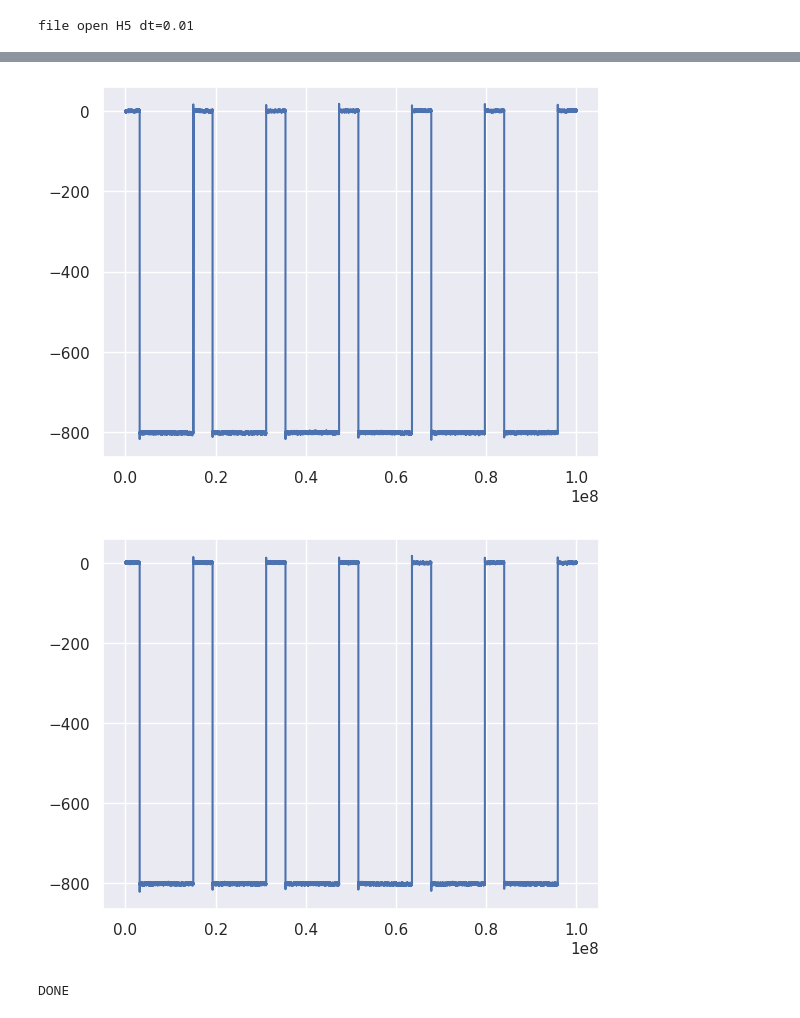
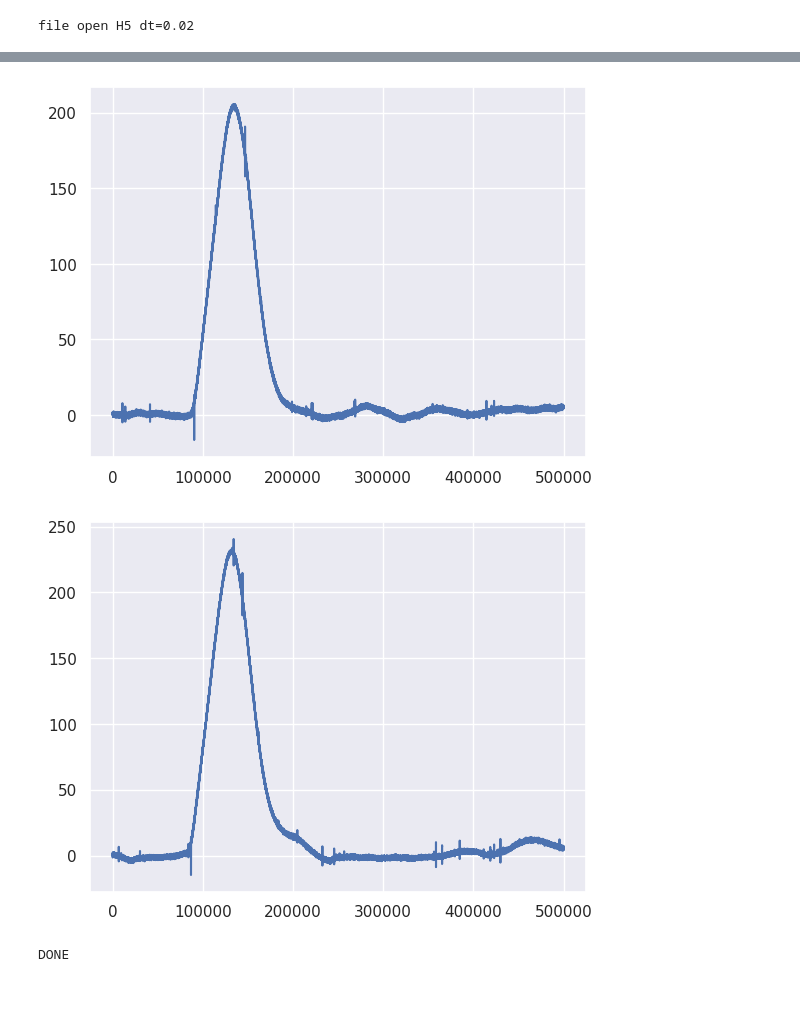
Before and after one commit to gmazzitelli/daq_scope, a Jupyter notebook: anlysis/analyzerExample.ipynb, the cells around one changed output, grey strips where cells are left out. Cells and saved outputs as stored; diff of their text form; code cells hidden in the pictures.

```diff
--- a/anlysis/analyzerExample.ipynb
+++ b/anlysis/analyzerExample.ipynb
@@ -1,7 +1,7 @@
 # %%
 #################################
 %run init.ipynb
-runs = [1]
+runs = [2]
 path='/home/jovyan/work/data/generic/'
 col  = ('y-', 'm-', 'c-', 'g-', 'k-', 'b-', 'r-')
 WN = ['W1', 'W2', 'W3', 'W4', 'W5', 'W6', 'W7', 'W8']
@@ -46,4 +46,4 @@ for r, run in enumerate(runs):
             remove_when_done(run, path)
 print ('DONE')
 # %% [output]
-file open H5 dt=0.01
+file open H5 dt=0.02
@@ -58,3 +58,3 @@ file open H5 dt=0.01
-[figure, old version]
+[figure, new version]
-[figure, old version]
+[figure, new version]
 DONE
```
Also changed, not shown: parts of 1 cell of this notebook, 9 other files.
